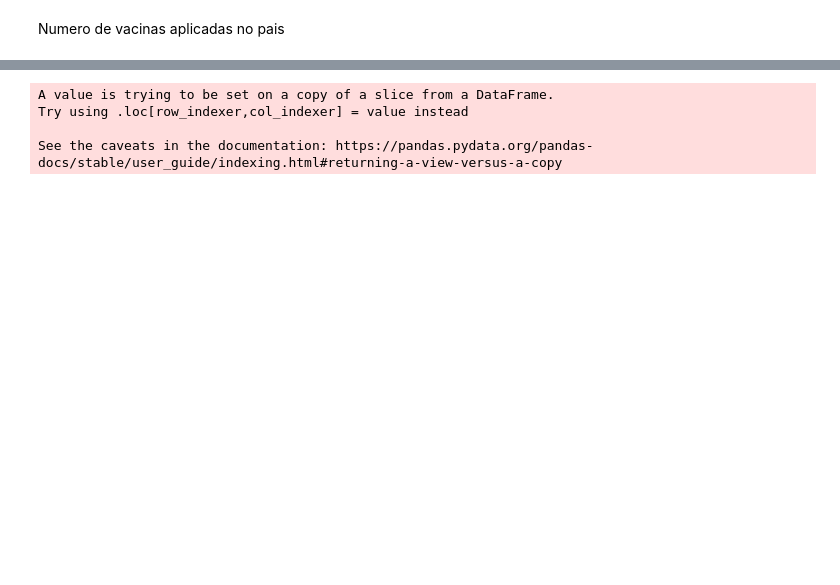
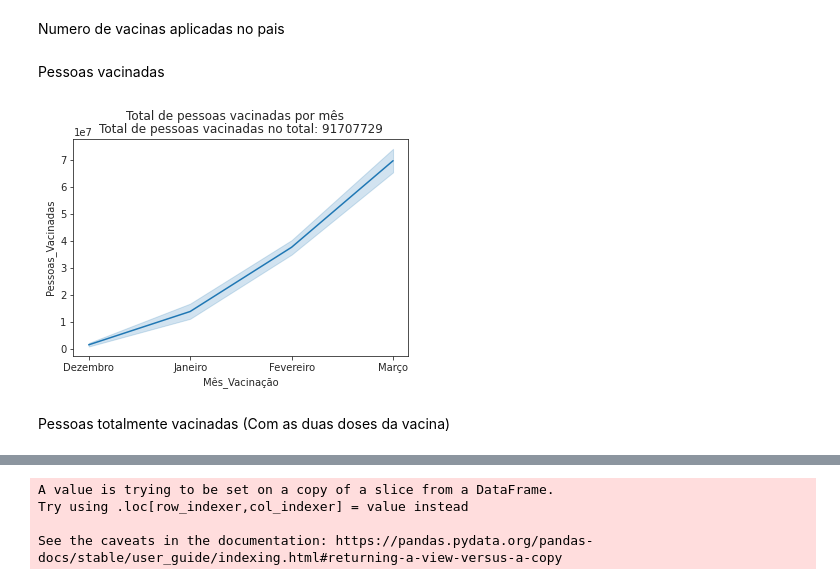
Before and after one commit to stefaneadna/COVID-19-World-Vaccination-Progress, a Jupyter notebook: vacina.ipynb, the cells around one changed output, grey strips where cells are left out. Cells and saved outputs as stored; diff of their text form; code cells hidden in the pictures; blank space fills up the shorter version.

```diff
--- a/vacina.ipynb
+++ b/vacina.ipynb
@@ -106,0 +91,34 @@ numero_vacinas_aplicadas = total_vac['index'].sum()
+# %% [markdown]
+Pessoas vacinadas
+# %%
+data_people_vac = pd.DataFrame(columns = ['Pessoas_Vacinadas', 'Mês_Vacinação'] )
+country_people_vac = country.query("people_vaccinated != 'nan'")
+
+#Recenbendo o total de pessoas vacinadas
+data_people_vac['Pessoas_Vacinadas'] = country_people_vac['people_vaccinated']
+# %%
+#Identifica em qual mês as pessoas foram vacinadas
+mes_  = pd.to_datetime(country_people_vac['date'], format='%Y-%m-%d')
+mes_ = list(mes_.dt.month)
+mes = []
+for i in range(len(mes_)):
+  if(mes_[i] == 12):
+    mes.append("Dezembro")
+  elif(mes_[i] == 1):
+    mes.append("Janeiro")
+  elif(mes_[i] == 2):
+    mes.append("Fevereiro")
+  elif(mes_[i] == 3):
+    mes.append("Março")
+
+data_people_vac["Mês_Vacinação"] = mes
+# %%
+tam = len(data_people_vac['Pessoas_Vacinadas'])
+sns.lineplot(data = data_people_vac, x='Mês_Vacinação', y="Pessoas_Vacinadas")
+plt.suptitle('Total de pessoas vacinadas por mês')
+plt.title('Total de pessoas vacinadas no total: ' + str(int(list(data_people_vac['Pessoas_Vacinadas'])[tam-1])))
+plt.show()
+# %% [output]
+[figure, added]
+# %% [markdown]
+Pessoas totalmente vacinadas (Com as duas doses da vacina)
```
Also changed, not shown: parts of 15 cells of this notebook.
